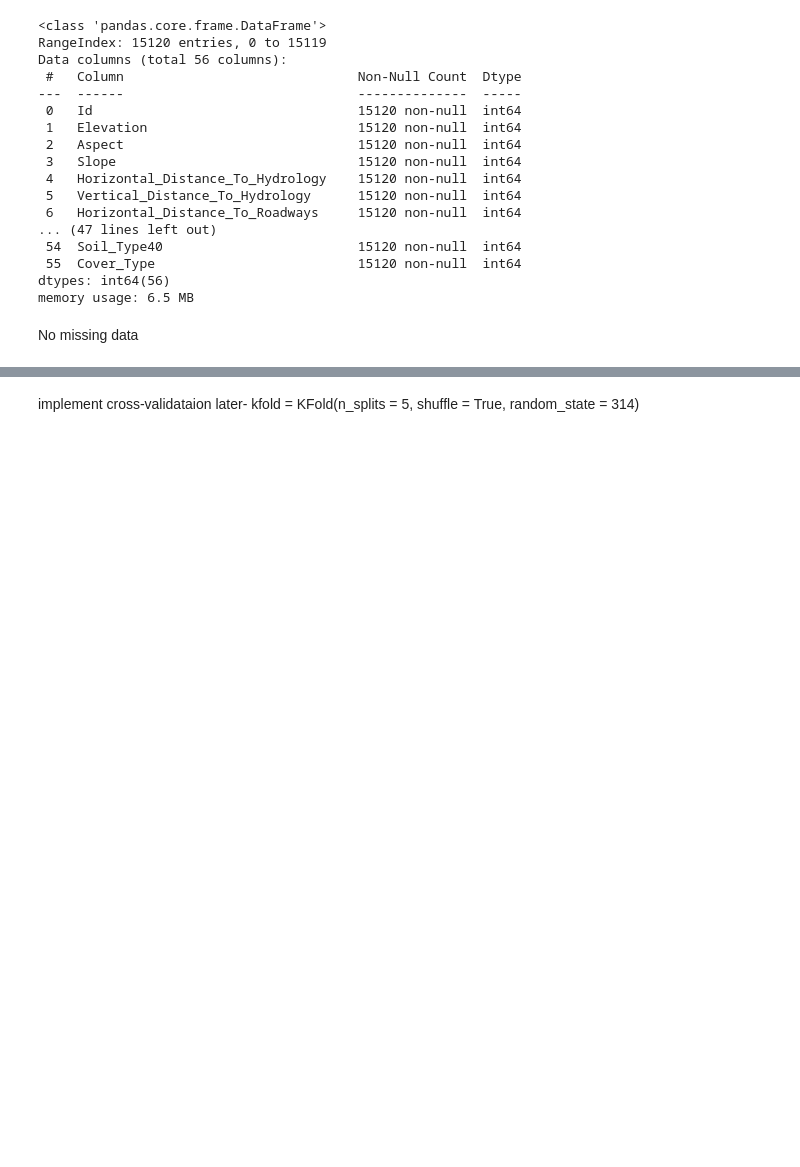
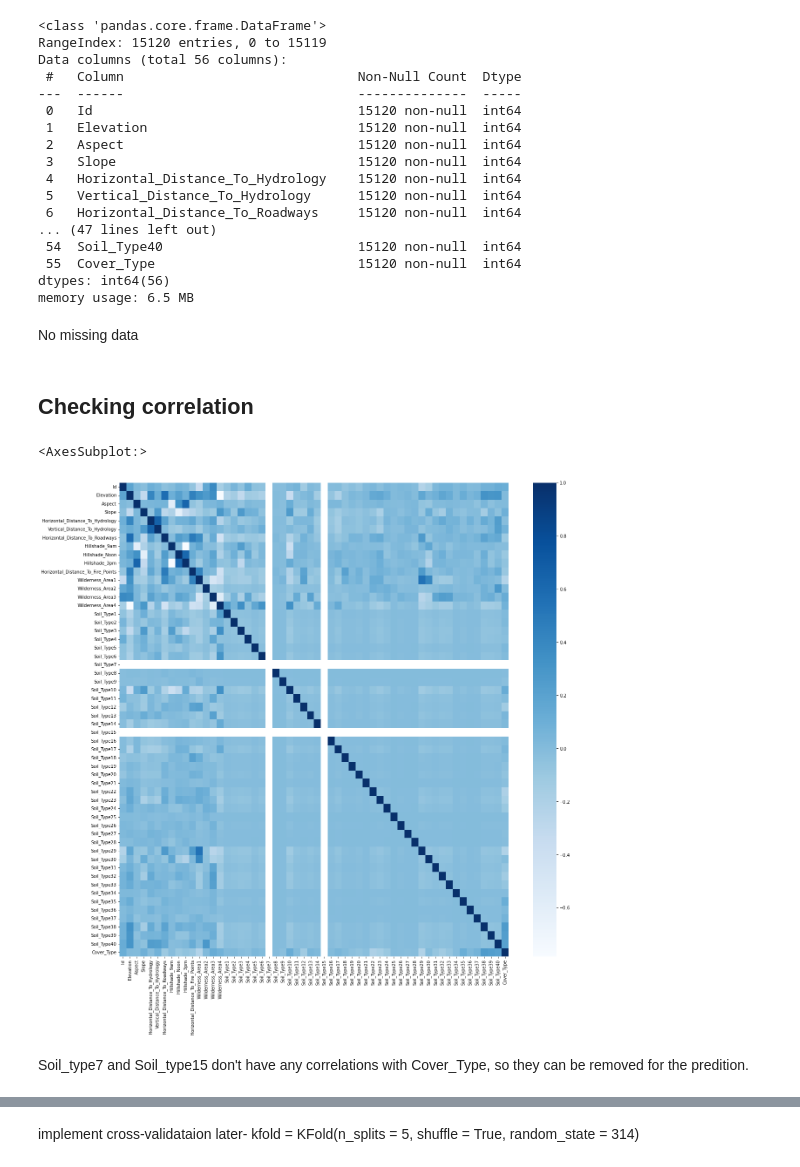
Before and after one commit to Erdos-Team-Juniper/forest_cover_type, a Jupyter notebook: Model comparisons.ipynb, the cells around one changed output, grey strips where cells are left out. Drawn from its saved outputs; the diff is of its cells as text; code cells hidden in the pictures; blank space fills up the shorter version.

```diff
--- a/Model comparisons.ipynb
+++ b/Model comparisons.ipynb
@@ -38,3 +38,15 @@ dtypes: int64(56)
 memory usage: 6.5 MB
 # %% [markdown]
 No missing data
+# %% [markdown]
+## Checking correlation
+# %%
+corr = data.corr()
+# %%
+fig, ax = plt.subplots(figsize=(20,20))
+sns.heatmap(corr,cmap='Blues')
+# %% [output]
+<AxesSubplot:>
+[figure, added]
+# %% [markdown]
+Soil_type7 and Soil_type15 don't have any correlations with Cover_Type, so they can be removed for the predition.
```
Also changed, not shown: parts of 13 cells of this notebook.
